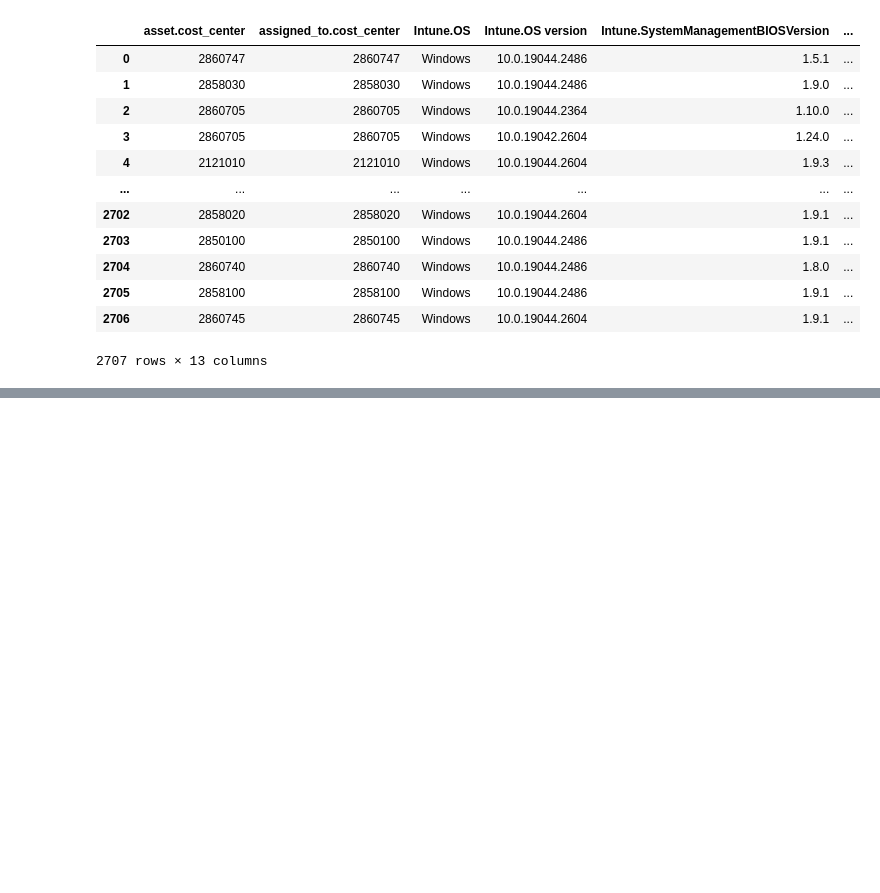
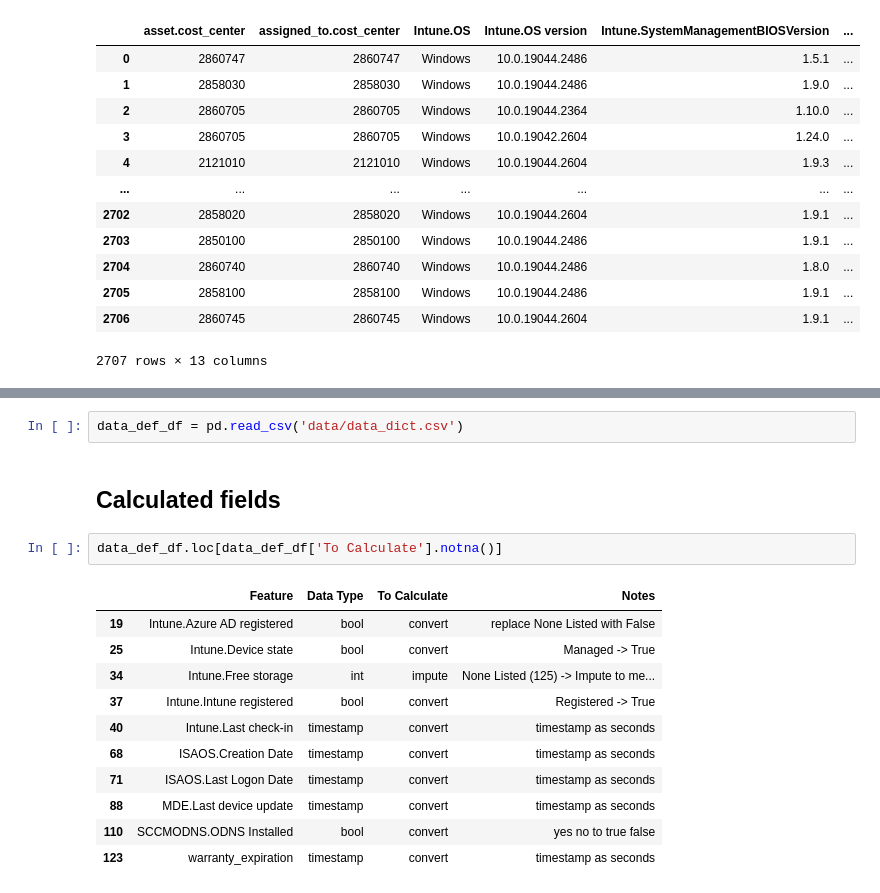
Before and after one commit to JasonSecrestBMX/asset_analysis, a Jupyter notebook: 01-cleanup.ipynb, the cells around one changed output, grey strips where cells are left out. Cells and saved outputs as stored; diff of their text form; blank space fills up the shorter version.

```diff
--- a/01-cleanup.ipynb
+++ b/01-cleanup.ipynb
@@ -175,0 +177,18 @@ ISAOS.Operating System
+# %%
+data_def_df = pd.read_csv('data/data_dict.csv')
+# %% [markdown]
+## Calculated fields
+# %%
+data_def_df.loc[data_def_df['To Calculate'].notna()]
+# %% [output]
+|  | Feature | Data Type | To Calculate | Notes |
+| 19 | Intune.Azure AD registered | bool | convert | replace None Listed with False |
+| 25 | Intune.Device state | bool | convert | Managed -> True |
+| 34 | Intune.Free storage | int | impute | None Listed (125) -> Impute to me... |
+| 37 | Intune.Intune registered | bool | convert | Registered -> True |
+| 40 | Intune.Last check-in | timestamp | convert | timestamp as seconds |
+| 68 | ISAOS.Creation Date | timestamp | convert | timestamp as seconds |
+| 71 | ISAOS.Last Logon Date | timestamp | convert | timestamp as seconds |
+| 88 | MDE.Last device update | timestamp | convert | timestamp as seconds |
+| 110 | SCCMODNS.ODNS Installed | bool | convert | yes no to true false |
+| 123 | warranty_expiration | timestamp | convert | timestamp as seconds |
```
Also changed, not shown: parts of 21 cells of this notebook.
